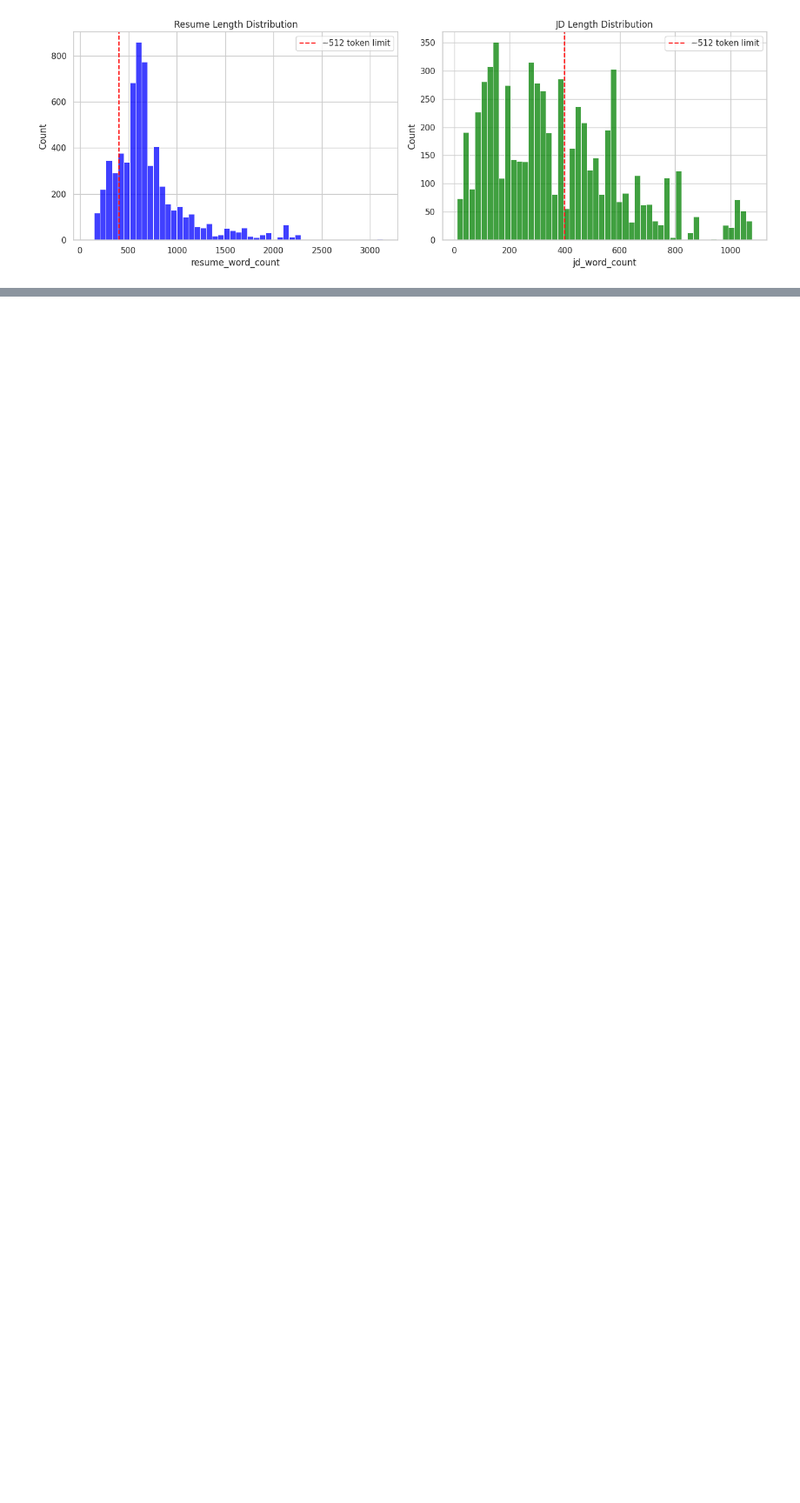
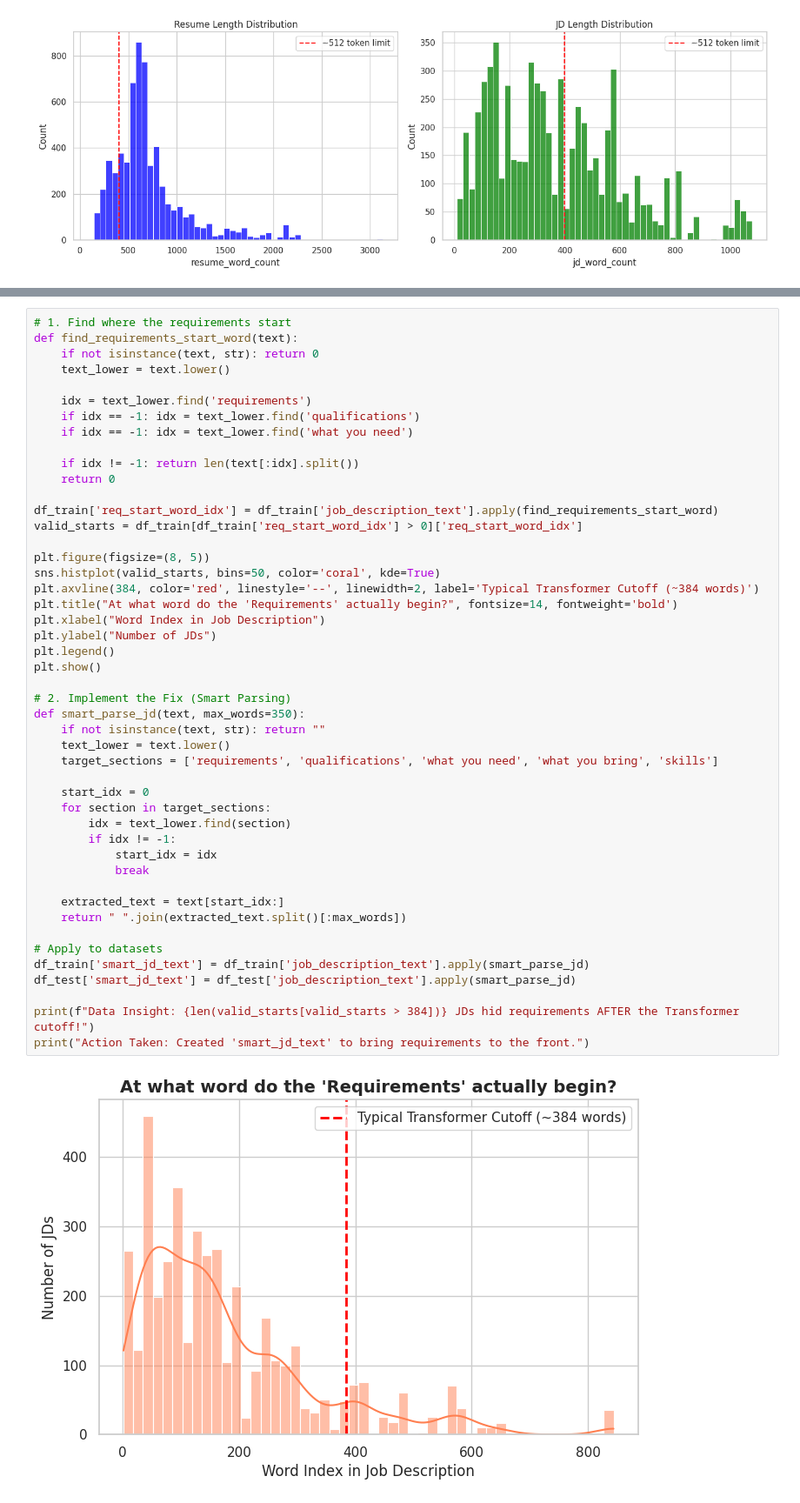
Before and after one commit to 16srivarshitha/Recourse-ATS, a Jupyter notebook: data-preparation-inlp-project.ipynb, the cells around one changed output, grey strips where cells are left out. Shown at 87% size. Cells and saved outputs as stored; diff of their text form; blank space fills up the shorter version.

Commit message:
Kaggle Notebook | Data_Preparation_INLP_Project | updated pipeline

```diff
--- a/data-preparation-inlp-project.ipynb
+++ b/data-preparation-inlp-project.ipynb
@@ -107,0 +116,49 @@ Name: jd_word_count, dtype: float64
+# %%
+# 1. Find where the requirements start
+def find_requirements_start_word(text):
+    if not isinstance(text, str): return 0
+    text_lower = text.lower()
+
+    idx = text_lower.find('requirements')
+    if idx == -1: idx = text_lower.find('qualifications')
+    if idx == -1: idx = text_lower.find('what you need')
+
+    if idx != -1: return len(text[:idx].split())
+    return 0
+
+df_train['req_start_word_idx'] = df_train['job_description_text'].apply(find_requirements_start_word)
+valid_starts = df_train[df_train['req_start_word_idx'] > 0]['req_start_word_idx']
+
+plt.figure(figsize=(8, 5))
+sns.histplot(valid_starts, bins=50, color='coral', kde=True)
+plt.axvline(384, color='red', linestyle='--', linewidth=2, label='Typical Transformer Cutoff (~384 words)')
+plt.title("At what word do the 'Requirements' actually begin?", fontsize=14, fontweight='bold')
+plt.xlabel("Word Index in Job Description")
+plt.ylabel("Number of JDs")
+plt.legend()
+plt.show()
+
+# 2. Implement the Fix (Smart Parsing)
+def smart_parse_jd(text, max_words=350):
+    if not isinstance(text, str): return ""
+    text_lower = text.lower()
+    target_sections = ['requirements', 'qualifications', 'what you need', 'what you bring', 'skills']
+
+    start_idx = 0
+    for section in target_sections:
+        idx = text_lower.find(section)
+        if idx != -1:
+            start_idx = idx
+            break
+
+    extracted_text = text[start_idx:]
+    return " ".join(extracted_text.split()[:max_words])
+
+# Apply to datasets
+df_train['smart_jd_text'] = df_train['job_description_text'].apply(smart_parse_jd)
+df_test['smart_jd_text'] = df_test['job_description_text'].apply(smart_parse_jd)
+
+print(f"Data Insight: {len(valid_starts[valid_starts > 384])} JDs hid requirements AFTER the Transformer cutoff!")
+print("Action Taken: Created 'smart_jd_text' to bring requirements to the front.")
+# %% [output]
+[figure, added]
```
Also changed, not shown: parts of 23 cells of this notebook.
